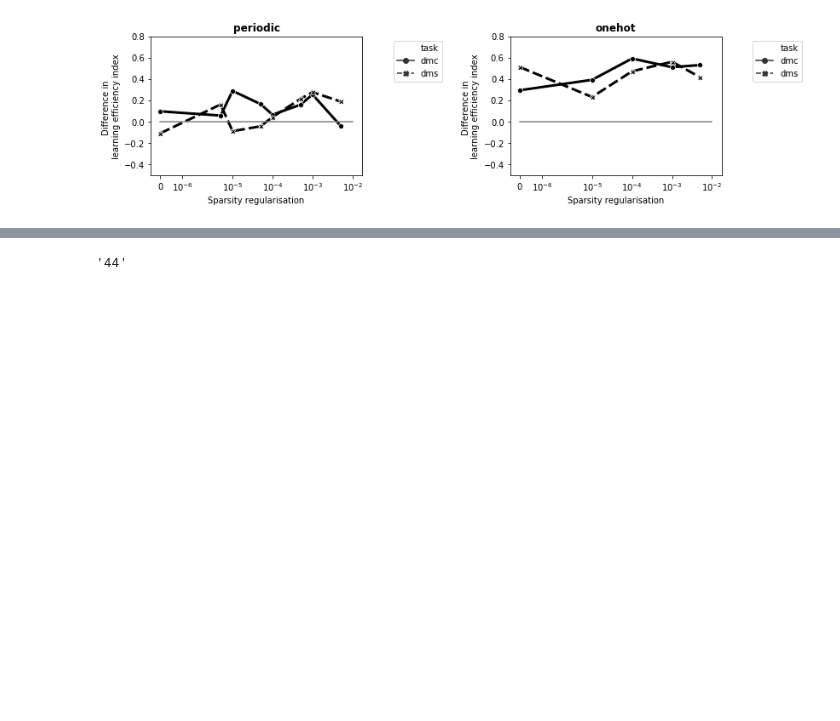
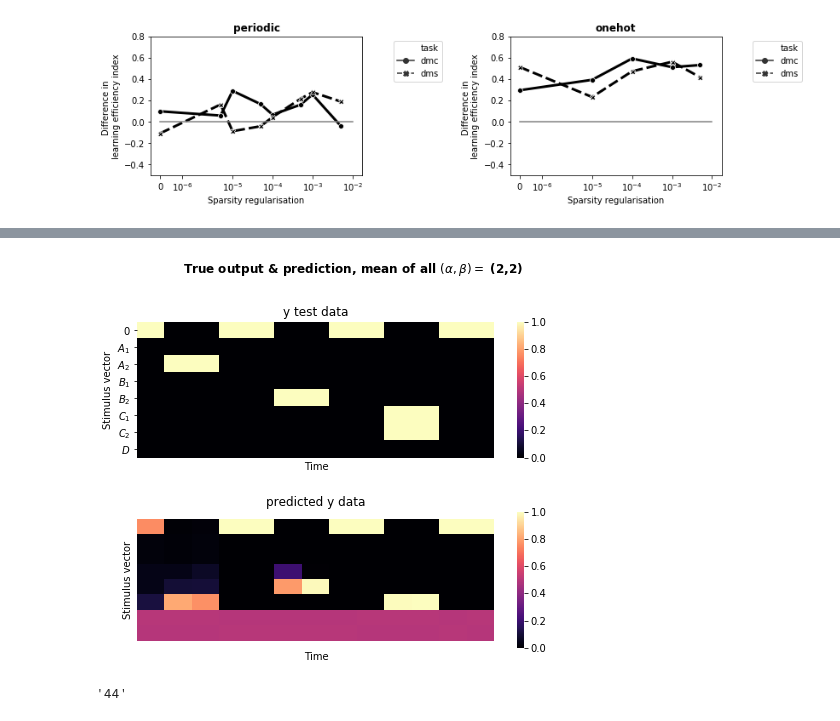
Before and after one commit to vdplasthijs/eavesdropping, a Jupyter notebook: multitasking learning for recurrent nets.ipynb, the cells around one changed output, grey strips where cells are left out. Saved outputs shown, nothing was run; the diff lists cells and outputs as text; code cells hidden in the pictures; blank space fills up the shorter version.

```diff
--- a/multitasking learning for recurrent nets.ipynb
+++ b/multitasking learning for recurrent nets.ipynb
@@ -295,3 +280,39 @@ ValueError: cannot copy sequence with size 0 to array axis with dimension 80
+# %%
+i_rnn =0
+folder_comb = '/home/thijs/repos/rotation/models/sweep_n_nodes/7525/dmc_task/onehot/sparsity_5e-03/25_nodes/pred_only'
+filename = os.listdir(folder_comb)[i_rnn]
+rnn = ru.load_rnn(os.path.join(folder_comb, filename))
+
+## Plot example test sample & prediction
+k = np.where(labels_test == '22')[0]
+# print(f'Trial type: {labels_test[k]}')
+pred = bpm.compute_full_pred(x_test[k,:,:], model=rnn)  # computed forward predictions
+
+plt.rcParams['figure.figsize'] = (8,6 )
+plt.subplots_adjust(hspace=0.4)
+ax_true = plt.subplot(211)
+true_data = y_test[k, :, :]
+if type(k) != int and len(k) > 1:  # if multiple samples; average
+    true_data = true_data.mean(0)
+pr.plot_example_trial(true_data.numpy(), ax=ax_true,
+            xticklabels=[])
+ax_true.set_title("y test data"); #ax_true.set_ylabel('True data')
+
+ax_pred = plt.subplot(212)
+# if rnn.lin_output.out_features > rnn.n_stim:
+pr.plot_example_trial(pred.mean(0).detach().numpy(), ax=ax_pred,
+                      yticklabels=[],
+               xticklabels=[])  # average if multiple samples
+# else:
+#     pr.plot_example_trial(pred.mean(0).detach().numpy(), ax=ax_pred,
+#                xticklabels=double_time_labels_blank[1:])  # average if multiple samples
+ax_pred.set_title("predicted y data"); #ax_pred.set_ylabel("Predictions");
+
+plt.suptitle(r"True output & prediction, mean of all $(\alpha, \beta) =$ (" + labels_test[k][0][0] + ',' + labels_test[k][0][1] + ')',
+             weight='bold', y=1.02);
+# plt.savefig('figures/prediction_unexpected.pdf', bbox_inches='tight')
+# %% [output]
+[figure, added]
 # %%
 k += 1
 plt.imshow(x_test[k, :, :].T)
```
Also changed, not shown: parts of 3 cells of this notebook, 57 other files.
